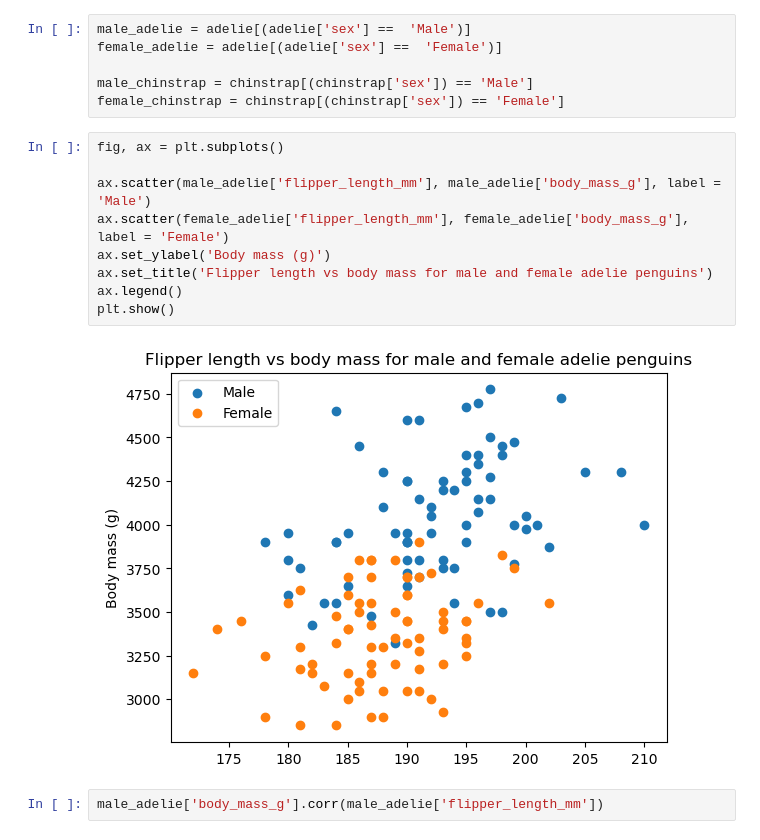
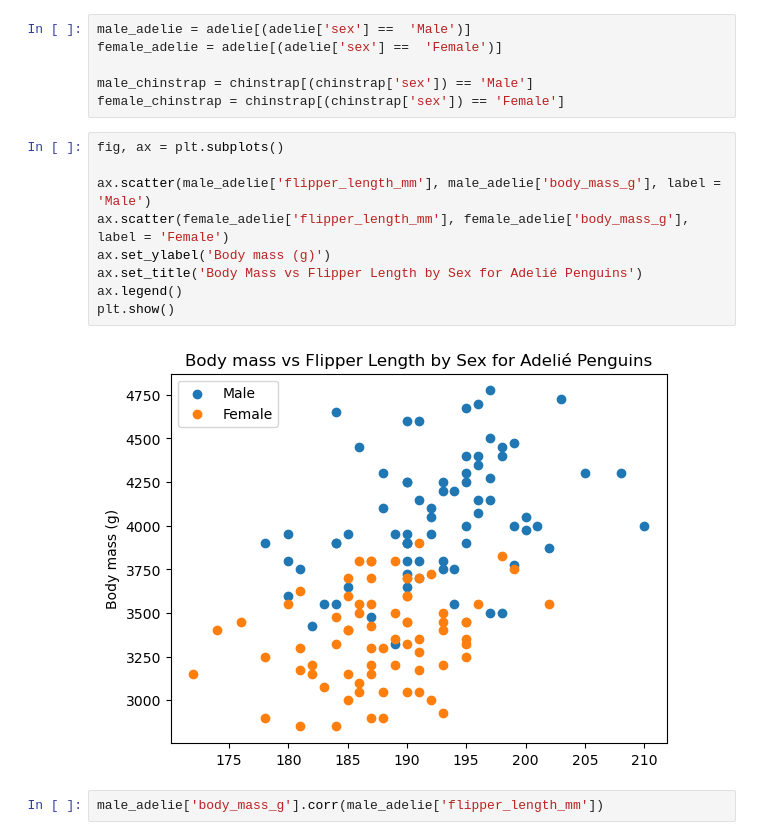
Before and after one commit to IreneKilgannon/DataAnalytics, a Jupyter notebook: penguins.ipynb, the cells around one changed output. Cells and saved outputs as stored; diff of their text form.

Commit message:
corrected titles on the scatter plots

```diff
--- a/penguins.ipynb
+++ b/penguins.ipynb
@@ -642,14 +647,14 @@ female_chinstrap = chinstrap[(chinstrap['sex']) == 'Female']
 # %%
 fig, ax = plt.subplots()
 
 ax.scatter(male_adelie['flipper_length_mm'], male_adelie['body_mass_g'], label = 'Male')
 ax.scatter(female_adelie['flipper_length_mm'], female_adelie['body_mass_g'], label = 'Female')
 ax.set_ylabel('Body mass (g)')
-ax.set_title('Flipper length vs body mass for male and female adelie penguins')
+ax.set_title('Body Mass vs Flipper Length by Sex for Adelié Penguins')
 ax.legend()
 plt.show()
 # %% [output]
-[figure, old version]
+[figure, new version]
 # %%
 male_adelie['body_mass_g'].corr(male_adelie['flipper_length_mm'])
 # %% [output]
```
Also changed, not shown: parts of 33 cells of this notebook, 1 other file.
